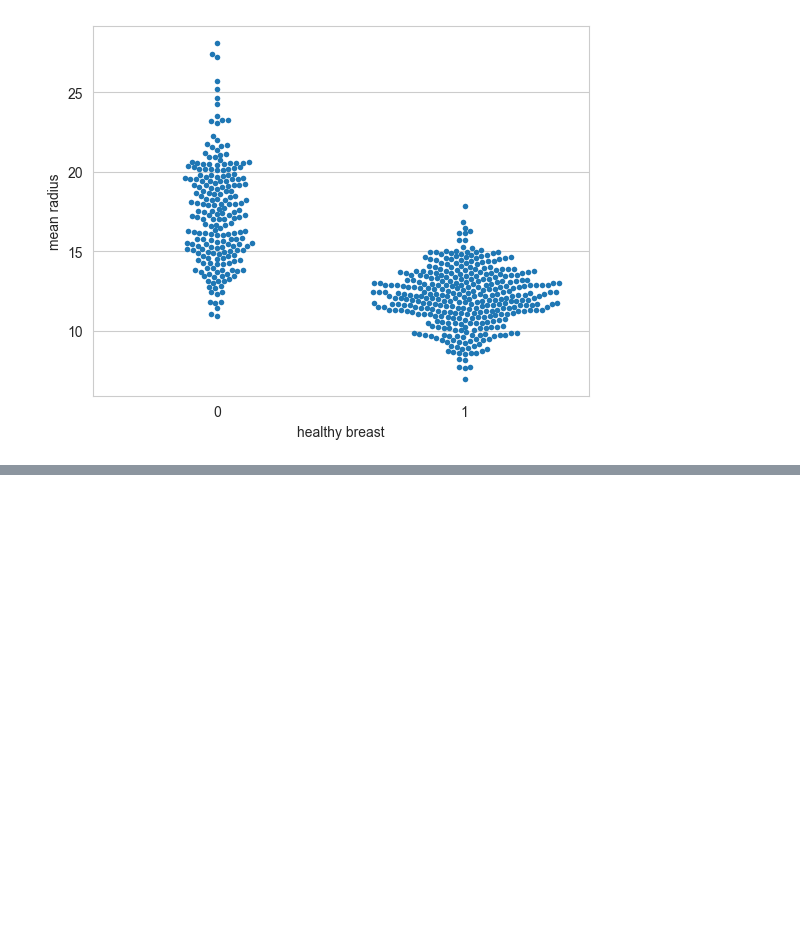
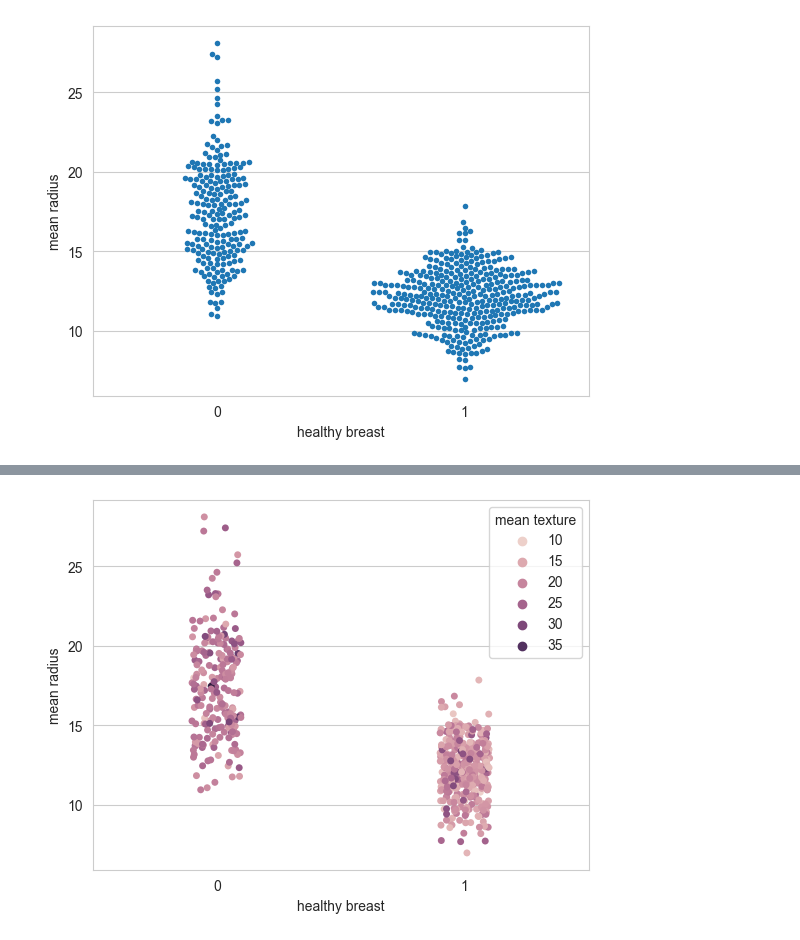
Before and after one commit to Darkinowls/sklearn_test, a Jupyter notebook: note.ipynb, the cells around one changed output, grey strips where cells are left out. Cells and saved outputs as stored; diff of their text form; code cells hidden in the pictures; blank space fills up the shorter version.

```diff
--- a/note.ipynb
+++ b/note.ipynb
@@ -62,0 +69,4 @@ for i in range(len(input.columns)):
+# %%
+sns.stripplot(data, x=data.columns[-1], y=data.columns[0], hue=data.columns[1]);
+# %% [output]
+[figure, added]
```
Also changed, not shown: parts of 18 cells of this notebook.
